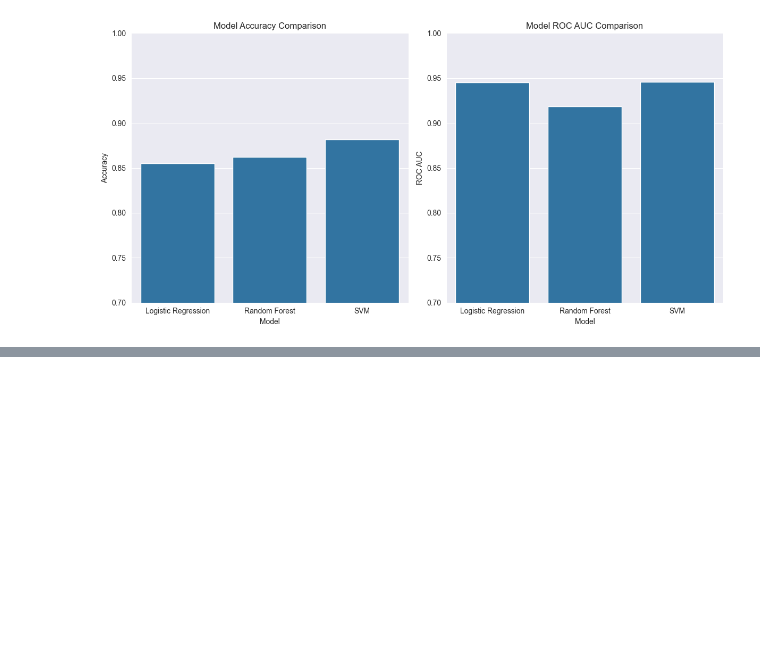
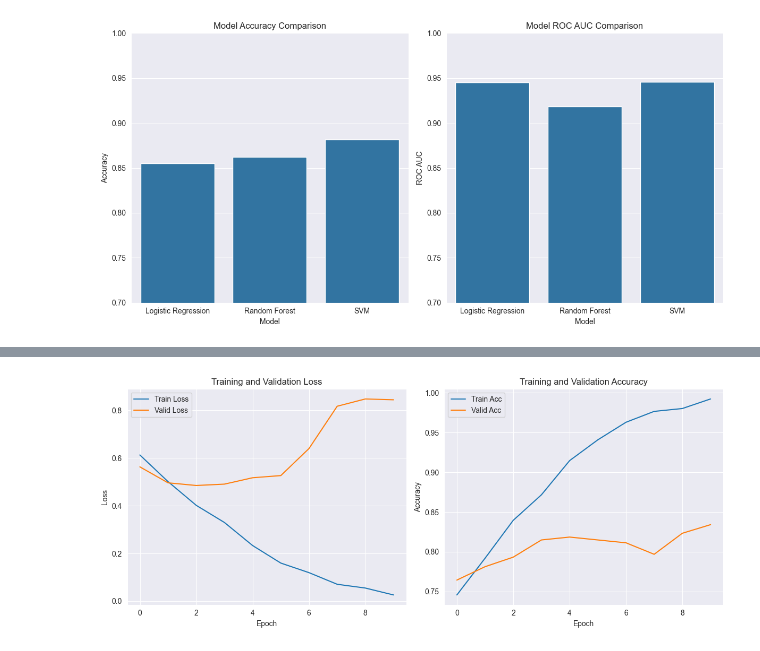
Before and after one commit to catalina-macovei/sentiment-analysis-nlp, a Jupyter notebook: analysis/sentiments_for_amazon_products.ipynb, the cells around one changed output, grey strips where cells are left out. Saved outputs shown, nothing was run; the diff lists cells and outputs as text; code cells hidden in the pictures; blank space fills up the shorter version.

```diff
--- a/analysis/sentiments_for_amazon_products.ipynb
+++ b/analysis/sentiments_for_amazon_products.ipynb
@@ -550,0 +592,20 @@ Model Comparison Summary:
+# %%
+def tokenize(text):
+    return re.findall(r'\b\w+\b', str(text).lower())
+
+# Build vocabulary from the cleaned reviews
+def build_vocab(texts, max_size=25000, min_freq=2):
+    counter = Counter()
+    for text in texts:
+        counter.update(tokenize(text))
+    vocab = {'<pad>': 0, '<unk>': 1}
+    for word, freq in counter.most_common(max_size):
+        if freq >= min_freq:
+            vocab[word] = len(vocab)
+    return vocab
+
+vocab = build_vocab(data['cleaned_review'])
+print(f"Vocabulary size: {len(vocab)}")
+
+def numericalize(text, vocab):
+    return torch.tensor([vocab.get(token, vocab['<unk>']) for token in tokenize(text)], dtype=torch.long)
@@ -550,0 +796,68 @@ Model Comparison Summary:
+# %%
+# Load the best model
+model.load_state_dict(torch.load('best_model_3class.pt'))
+
+# Evaluate on the test set
+test_loss, test_acc = evaluate(model, test_loader, loss_function)
+print(f'Test Loss: {test_loss:.3f} | Test Acc: {test_acc*100:.2f}%')
+
+# Plot training history
+import matplotlib.pyplot as plt
+
+plt.figure(figsize=(12, 5))
+plt.subplot(1, 2, 1)
+plt.plot(train_losses, label='Train Loss')
+plt.plot(valid_losses, label='Valid Loss')
+plt.xlabel('Epoch')
+plt.ylabel('Loss')
+plt.legend()
+plt.title('Training and Validation Loss')
+
+plt.subplot(1, 2, 2)
+plt.plot(train_accs, label='Train Acc')
+plt.plot(valid_accs, label='Valid Acc')
+plt.xlabel('Epoch')
+plt.ylabel('Accuracy')
+plt.legend()
+plt.title('Training and Validation Accuracy')
+plt.tight_layout()
+plt.show()
+
+# Confusion Matrix
+from sklearn.metrics import confusion_matrix, classification_report
+import seaborn as sns
+
+def plot_confusion_matrix(model, test_loader):
+    y_pred = []
+    y_true = []
+
+    # Get predictions
+    model.eval()
+    with torch.no_grad():
+        for texts, labels in test_loader:
+            outputs = model(texts)
+            _, predictions = torch.max(outputs, 1)
+            y_pred.extend(predictions.cpu().numpy())
+            y_true.extend(labels.cpu().numpy())
+
+    # Create confusion matrix
+    cm = confusion_matrix(y_true, y_pred)
+
+    # Plot
+    plt.figure(figsize=(8, 6))
+    sns.heatmap(cm, annot=True, fmt='d', cmap='Blues',
+                xticklabels=['Negative', 'Neutral', 'Positive'],
+                yticklabels=['Negative', 'Neutral', 'Positive'])
+    plt.xlabel('Predicted')
+    plt.ylabel('True')
+    plt.title('Confusion Matrix')
+    plt.tight_layout()
+    plt.show()
+
+    # Classification report
+    print(classification_report(y_true, y_pred,
+                               target_names=['Negative', 'Neutral', 'Positive']))
+
+# Generate confusion matrix
+plot_confusion_matrix(model, test_loader)
+# %% [output]
@@ -550,0 +865 @@ Model Comparison Summary:
+[figure, added]
```
Also changed, not shown: parts of 13 cells of this notebook.
